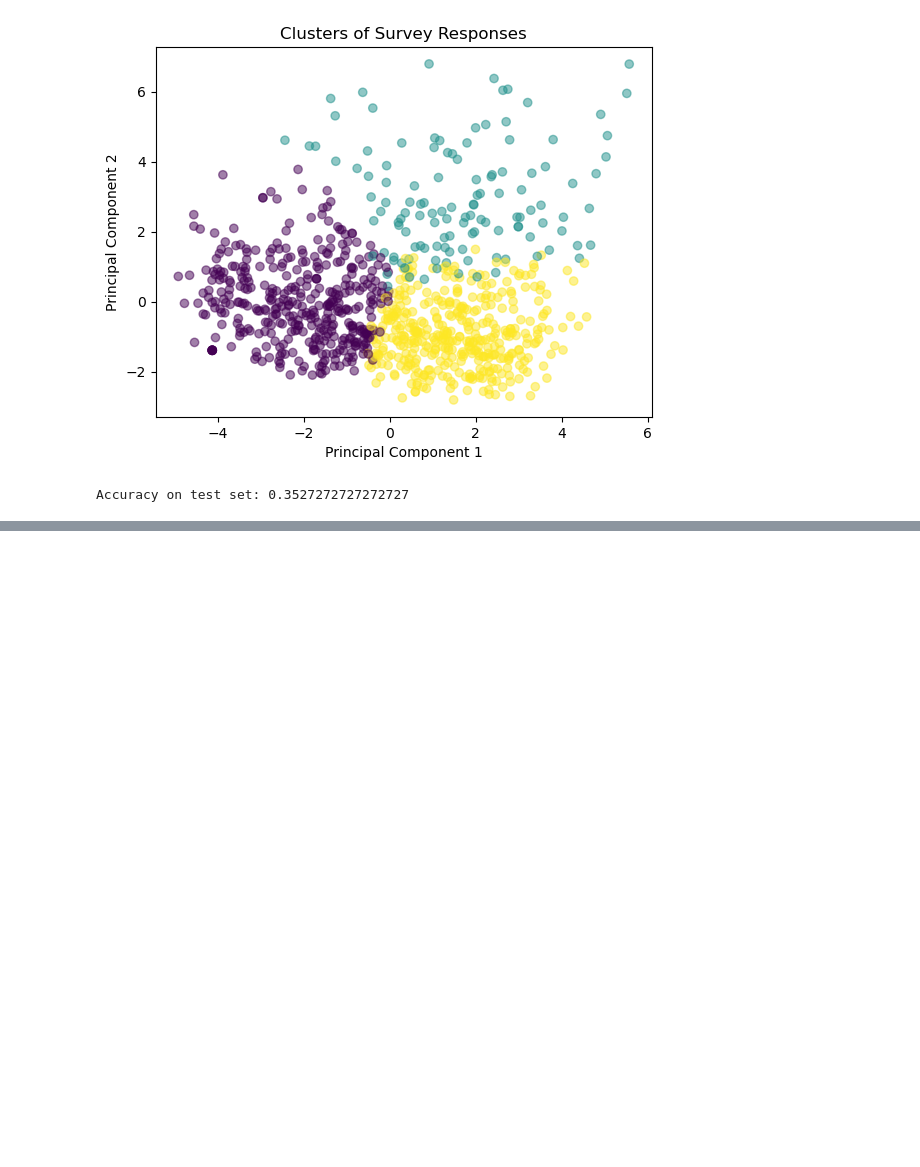
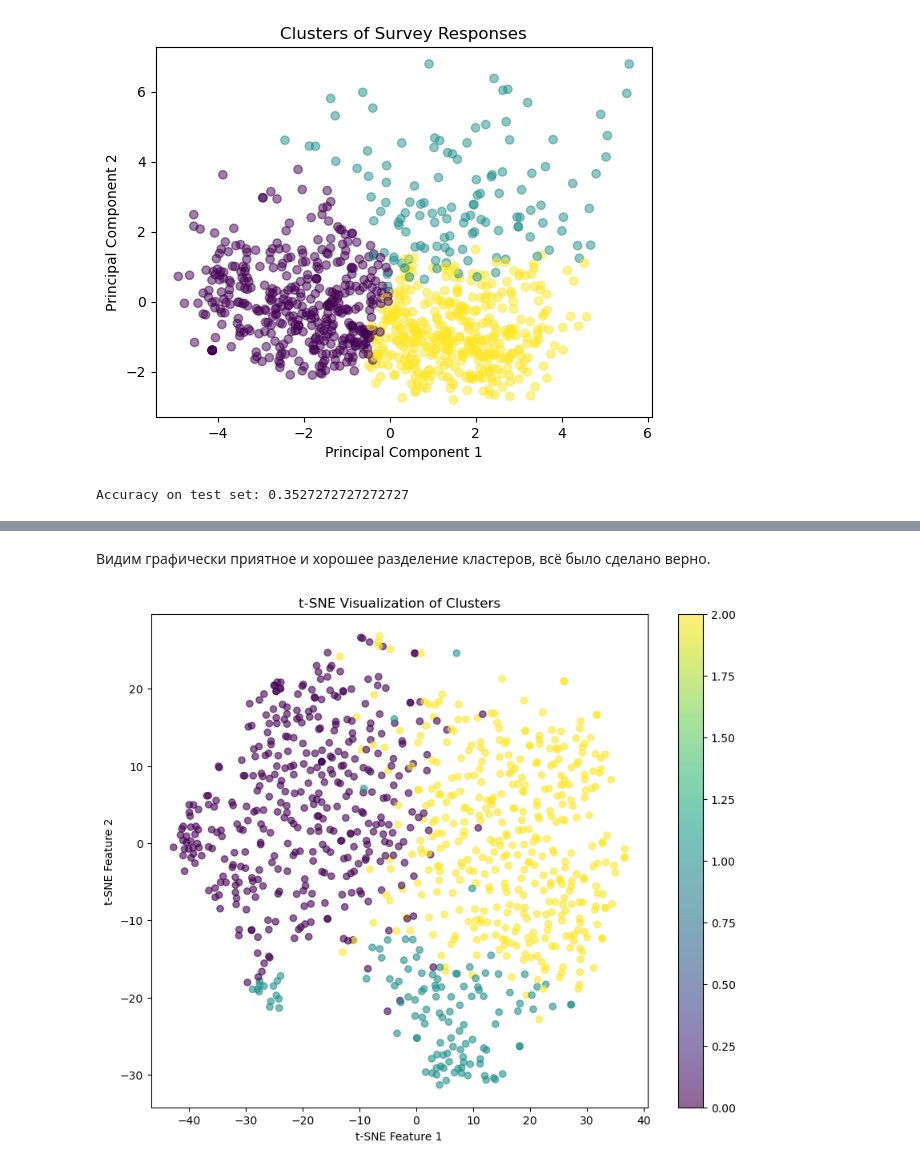
Before and after one commit to avrogachev/medstat, a Jupyter notebook: EDA.ipynb, the cells around one changed output, grey strips where cells are left out. Drawn from its saved outputs; the diff is of its cells as text; code cells hidden in the pictures; blank space fills up the shorter version.

```diff
--- a/EDA.ipynb
+++ b/EDA.ipynb
@@ -328,0 +432,19 @@ Accuracy on test set: 0.3527272727272727
+# %% [markdown]
+Видим графически приятное и хорошее разделение кластеров, всё было сделано верно.
+# %%
+from sklearn.manifold import TSNE
+import matplotlib.pyplot as plt
+
+tsne = TSNE(n_components=2, random_state=42)  # 2 компонента для 2D визуализации
+tsne_results = tsne.fit_transform(features_scaled)
+
+# Step 3: Visualization
+plt.figure(figsize=(10, 8))
+scatter = plt.scatter(tsne_results[:, 0], tsne_results[:, 1], c=clusters, cmap='viridis', alpha=0.6)
+plt.colorbar(scatter)
+plt.xlabel('t-SNE Feature 1')
+plt.ylabel('t-SNE Feature 2')
+plt.title('t-SNE Visualization of Clusters')
+plt.show()
+# %% [output]
+[figure, added]
```
Also changed, not shown: parts of 20 cells of this notebook.
